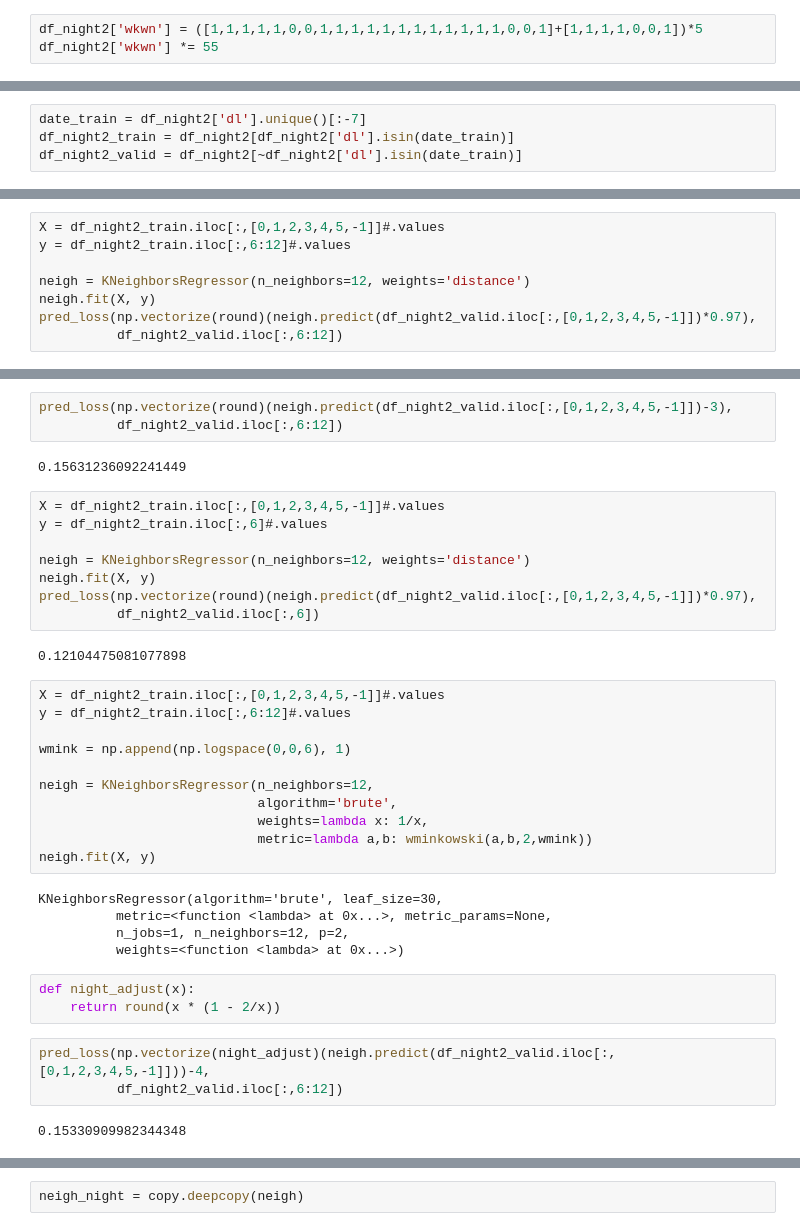
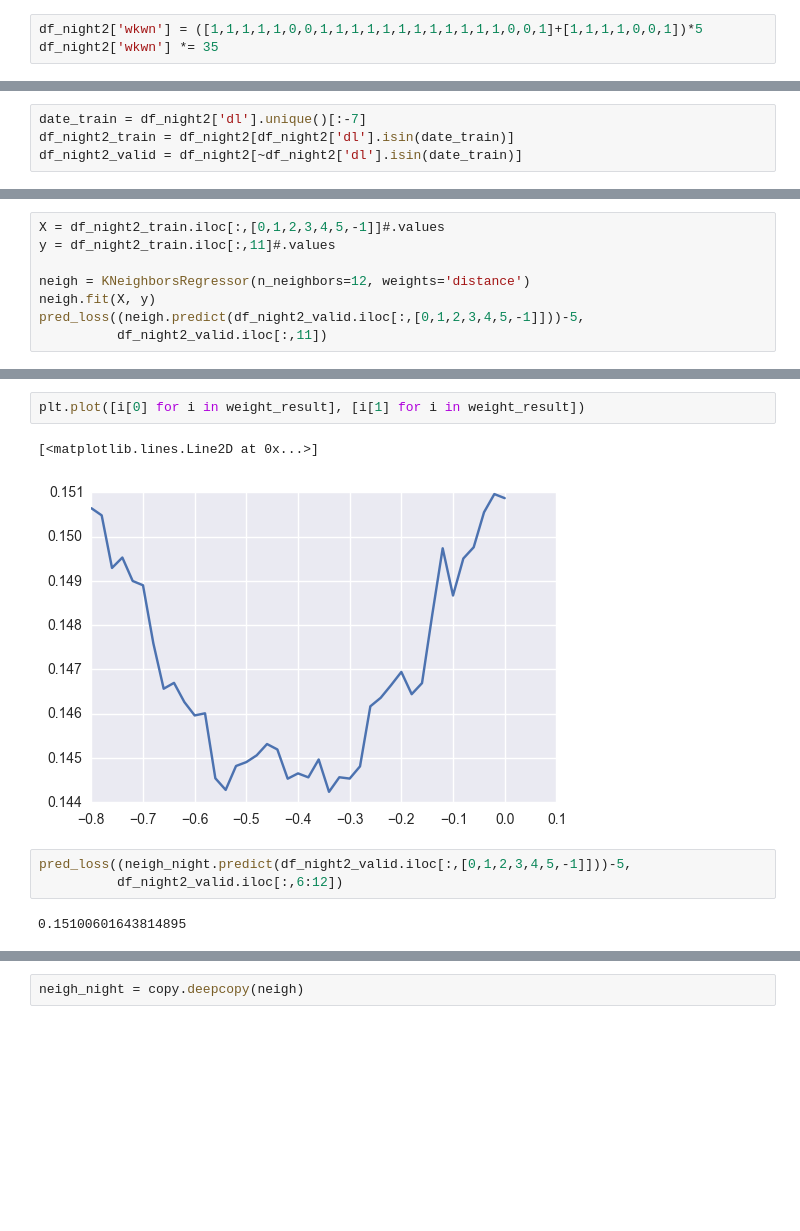
Before and after one commit to Ann16253470/KDD_CUP2017, a Jupyter notebook: volume prediction new.ipynb, the cells around one changed output, grey strips where cells are left out. Drawn from its saved outputs; the diff is of its cells as text; blank space fills up the shorter version.

```diff
--- a/volume prediction new.ipynb
+++ b/volume prediction new.ipynb
@@ -414,7 +492,7 @@ norm.fit(loss_ratio, floc=0)
 (0, 0.14591701387145453)
 # %%
 df_night2['wkwn'] = ([1,1,1,1,1,0,0,1,1,1,1,1,1,1,1,1,1,1,1,0,0,1]+[1,1,1,1,0,0,1])*5
-df_night2['wkwn'] *= 55
+df_night2['wkwn'] *= 35
 # %% [output]
 A value is trying to be set on a copy of a slice from a DataFrame.
 Try using .loc[row_indexer,col_indexer] = value instead
@@ -433,9 +526,9 @@ df_night2_valid = df_night2[~df_night2['dl'].isin(date_train)]
 # %%
 X = df_night2_train.iloc[:,[0,1,2,3,4,5,-1]]#.values
-y = df_night2_train.iloc[:,6:12]#.values
+y = df_night2_train.iloc[:,11]#.values
 
 neigh = KNeighborsRegressor(n_neighbors=12, weights='distance')
 neigh.fit(X, y)
-pred_loss(np.vectorize(round)(neigh.predict(df_night2_valid.iloc[:,[0,1,2,3,4,5,-1]])*0.97),
-          df_night2_valid.iloc[:,6:12])
+pred_loss((neigh.predict(df_night2_valid.iloc[:,[0,1,2,3,4,5,-1]]))-5,
+          df_night2_valid.iloc[:,11])
 # %% [output]
@@ -443,39 +605,10 @@ pred_loss(np.vectorize(round)(neigh.predict(df_night2_valid.iloc[:,[0,1,2,3,4,5,
+# %%
+plt.plot([i[0] for i in weight_result], [i[1] for i in weight_result])
+# %% [output]
+[<matplotlib.lines.Line2D at 0x...>]
+[figure, added]
 # %%
-pred_loss(np.vectorize(round)(neigh.predict(df_night2_valid.iloc[:,[0,1,2,3,4,5,-1]])-3),
+pred_loss((neigh_night.predict(df_night2_valid.iloc[:,[0,1,2,3,4,5,-1]]))-5,
           df_night2_valid.iloc[:,6:12])
 # %% [output]
-0.15631236092241449
+0.15100601643814895
-# %%
-X = df_night2_train.iloc[:,[0,1,2,3,4,5,-1]]#.values
-y = df_night2_train.iloc[:,6]#.values
-
-neigh = KNeighborsRegressor(n_neighbors=12, weights='distance')
-neigh.fit(X, y)
-pred_loss(np.vectorize(round)(neigh.predict(df_night2_valid.iloc[:,[0,1,2,3,4,5,-1]])*0.97),
-          df_night2_valid.iloc[:,6])
-# %% [output]
-0.12104475081077898
-# %%
-X = df_night2_train.iloc[:,[0,1,2,3,4,5,-1]]#.values
-y = df_night2_train.iloc[:,6:12]#.values
-
-wmink = np.append(np.logspace(0,0,6), 1)
-
-neigh = KNeighborsRegressor(n_neighbors=12,
-                            algorithm='brute',
-                            weights=lambda x: 1/x,
-                            metric=lambda a,b: wminkowski(a,b,2,wmink))
-neigh.fit(X, y)
-# %% [output]
-KNeighborsRegressor(algorithm='brute', leaf_size=30,
-          metric=<function <lambda> at 0x...>, metric_params=None,
-          n_jobs=1, n_neighbors=12, p=2,
-          weights=<function <lambda> at 0x...>)
-# %%
-def night_adjust(x):
-    return round(x * (1 - 2/x))
-# %%
-pred_loss(np.vectorize(night_adjust)(neigh.predict(df_night2_valid.iloc[:,[0,1,2,3,4,5,-1]]))-4,
-          df_night2_valid.iloc[:,6:12])
-# %% [output]
-0.15330909982344348
```
Also changed, not shown: parts of 64 cells of this notebook, 2 other files.
